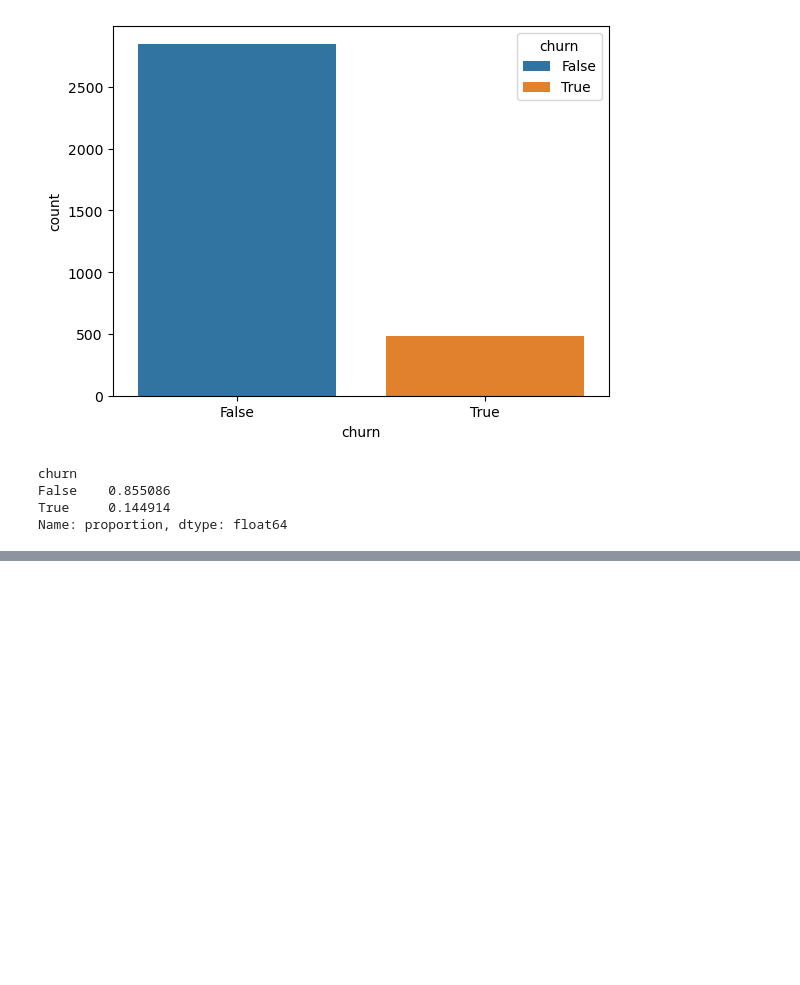
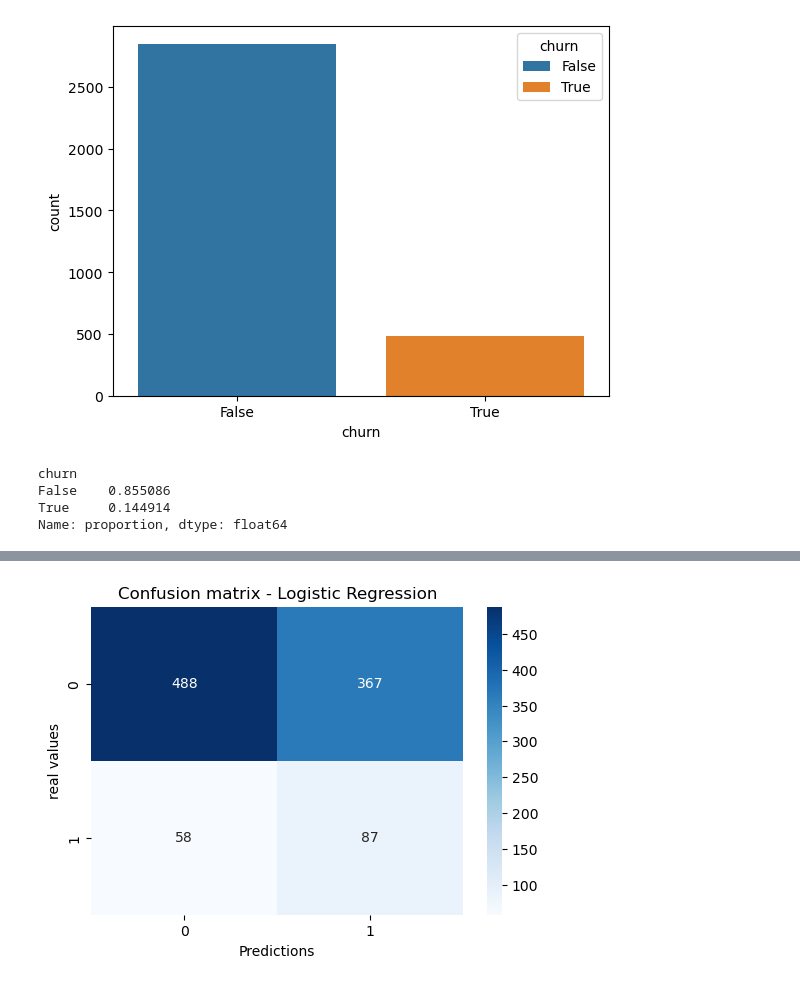
Before and after one commit to tolly00/project-phase-3, a Jupyter notebook: student.ipynb, the cells around one changed output, grey strips where cells are left out. Drawn from its saved outputs; the diff is of its cells as text; code cells hidden in the pictures; blank space fills up the shorter version.

```diff
--- a/student.ipynb
+++ b/student.ipynb
@@ -139,0 +180,7 @@ df_encoded.head()
+# %%
+# Apply SMOTE
+smote = SMOTE(random_state=42)
+X_train_res, y_train_res = smote.fit_resample(X_train, y_train)
+
+print("Before SMOTE :", y_train.value_counts())
+print("After SMOTE :", y_train_res.value_counts())
@@ -139,0 +196,17 @@ df_encoded.head()
+# %%
+# standardize
+scaler = StandardScaler()
+X_train_scaled = scaler.fit_transform(X_train)
+X_test_scaled = scaler.transform(X_test)
+# %%
+# Create and train the models
+
+# initialize the models
+lr = LogisticRegression(class_weight="balanced", max_iter=1000, random_state=42) # Logistic Regression model
+rf = RandomForestClassifier(class_weight="balanced", n_estimators=100, random_state=42) # Random forest model
+dt = DecisionTreeClassifier(class_weight="balanced", random_state=42)
+
+# train resamplimg models
+lr.fit(X_train_res, y_train_res)
+rf.fit(X_train_res, y_train_res)
+dt.fit(X_train_res, y_train_res)
@@ -139,0 +215,4 @@ df_encoded.head()
+# %%
+# prediction for logistic Regression
+y_pred_lr_train = lr.predict(X_train_scaled)
+y_pred_lr_test = lr.predict(X_test_scaled)
@@ -139,0 +235,12 @@ df_encoded.head()
+# %%
+# confusion matrix
+cm_lr = confusion_matrix(y_test, y_pred_lr_test)
+
+plt.figure(figsize=(6,4))
+sns.heatmap(cm_lr, annot=True, fmt="d", cmap="Blues", xticklabels=lr.classes_, yticklabels=lr.classes_)
+plt.xlabel("Predictions")
+plt.ylabel("real values")
+plt.title("Confusion matrix - Logistic Regression")
+plt.show()
+# %% [output]
+[figure, added]
```
Also changed, not shown: parts of 29 cells of this notebook.
